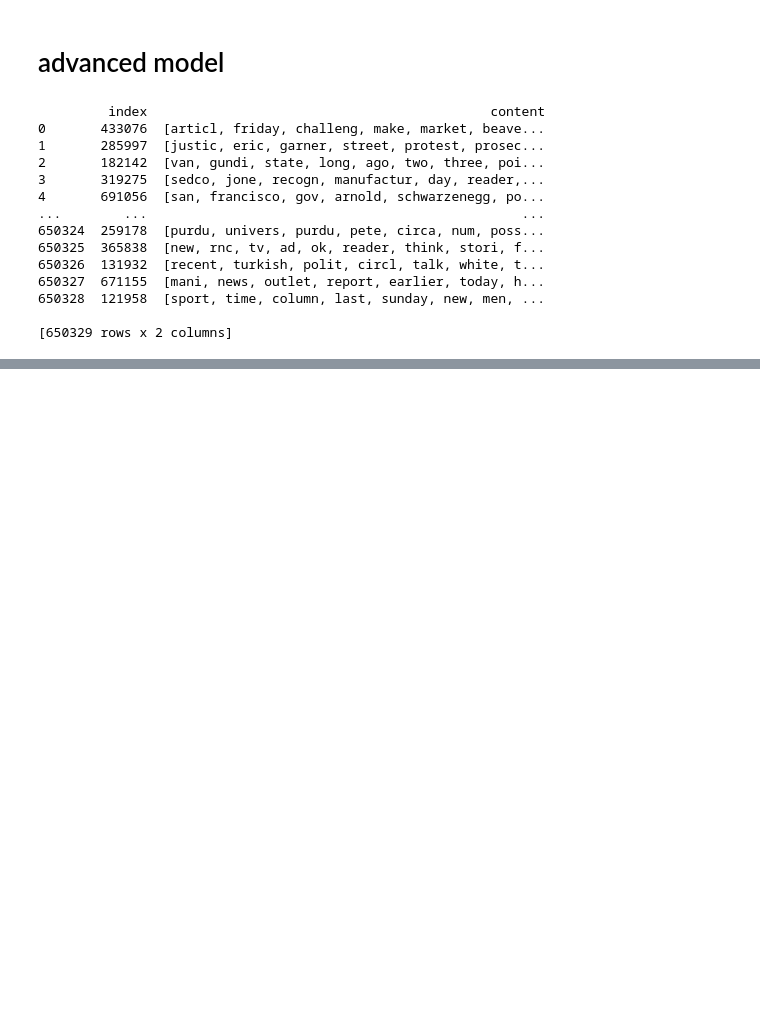
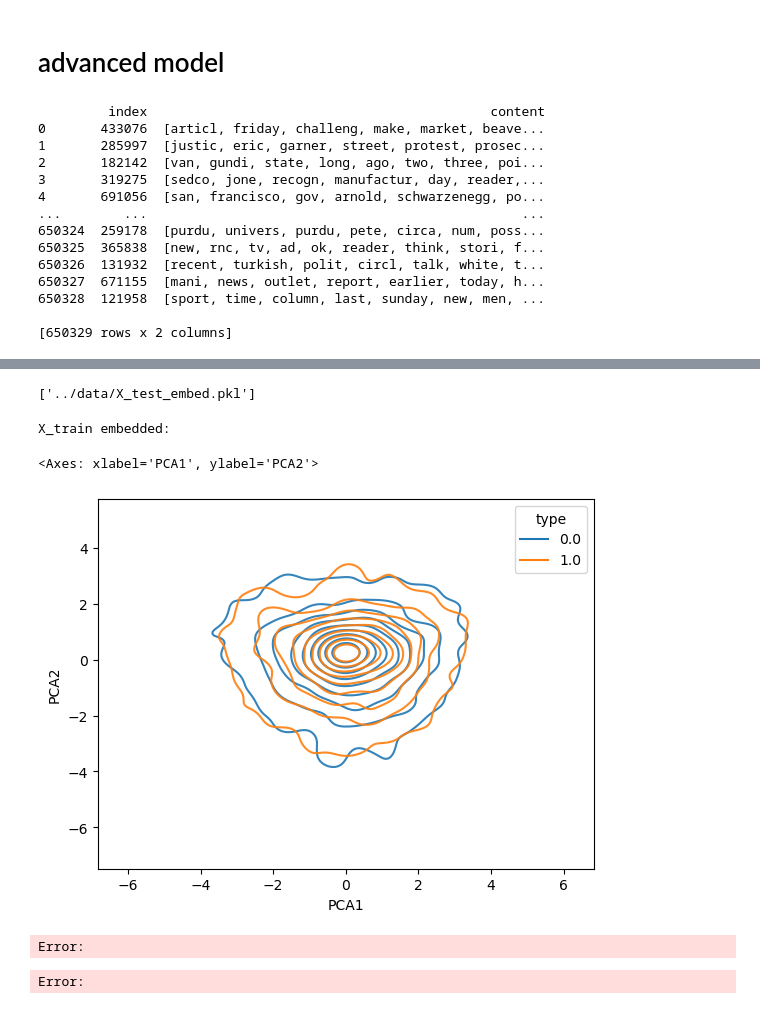
Before and after one commit to Laplace0000/GDS_TwoTime, a Jupyter notebook: src/project.ipynb, the cells around one changed output, grey strips where cells are left out. Saved outputs shown, nothing was run; the diff lists cells and outputs as text; code cells hidden in the pictures; blank space fills up the shorter version.

Commit message:
lavet doc embeddings

```diff
--- a/src/project.ipynb
+++ b/src/project.ipynb
@@ -840,0 +911,2 @@ tagging documents
+# %%
+embed_model = gensim.models.doc2vec.Doc2Vec.load(dataPath + "doc2vec.model")
@@ -840,0 +915,40 @@ tagging documents
+# %%
+joblib.dump(X_test_embed, dataPath + "X_test_embed.pkl")
+# %% [output]
+['../data/X_test_embed.pkl']
+# %%
+X_test_embed = joblib.load(dataPath + "X_test_embed.pkl")
+# %%
+from gensim.similarities import Similarity
+print("X_train embedded:")
+X_train_embedded = pd.Series([embed_model.infer_vector(doc) for doc in X_train])
+# %% [output]
+X_train embedded:
+# %%
+import seaborn as sns
+from sklearn.decomposition import PCA
+PCA_embedded = PCA(n_components=2)
+trained_embedded = pd.DataFrame(embed_model.dv.vectors)
+PCA_embedded.fit(trained_embedded)
+test_embedded = PCA_embedded.transform(X_test_embed.to_list())
+test_embedded = pd.DataFrame(test_embedded, columns=["PCA1", "PCA2"])
+test_embedded["type"] = y_test
+
+sns.kdeplot(data=test_embedded, x="PCA1", y="PCA2", hue="type", alpha=0.9)
+# %% [output]
+<Axes: xlabel='PCA1', ylabel='PCA2'>
+[figure, added]
+# %%
+#building SVM - jeg tror dog graident /random forest er bedre
+from sklearn.svm import LinearSVC
+
+X_train_embed = pd.DataFrame(embed_model.dv.vectors)
+
+svc = LinearSVC(max_iter=1000, random_state=42)
+svc.fit(X_train_embed, y_train)
+y_pred_svc = svc.predict(X_test_embed)
+print(f"F1 Score: {f1_score(y_test, y_pred_svc):.4f}")
+print(f"Accuracy: {accuracy_score(y_test, y_pred_svc):.4f}")
+# %% [output]
+Error:
+Error:
```
Also changed, not shown: parts of 12 cells of this notebook.
